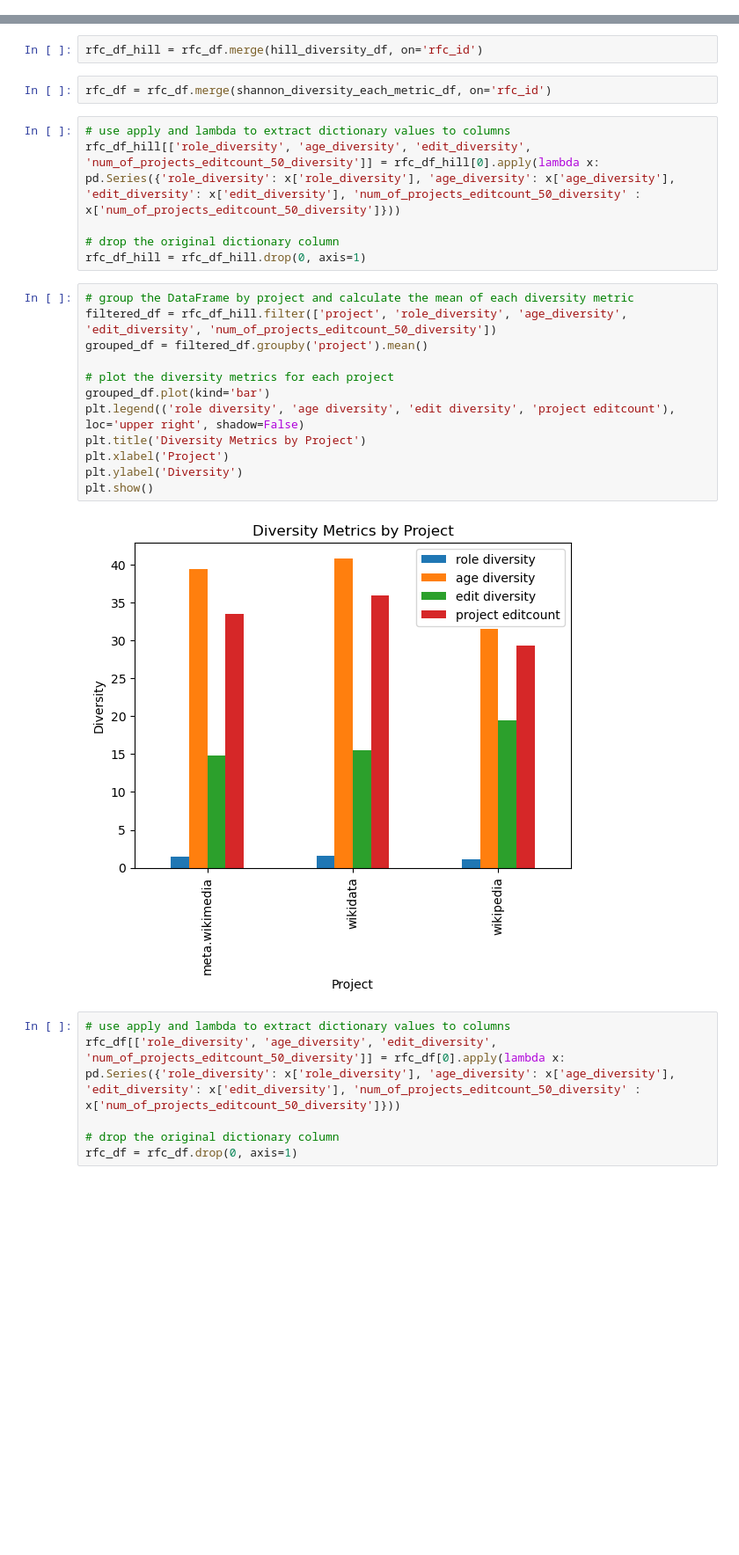
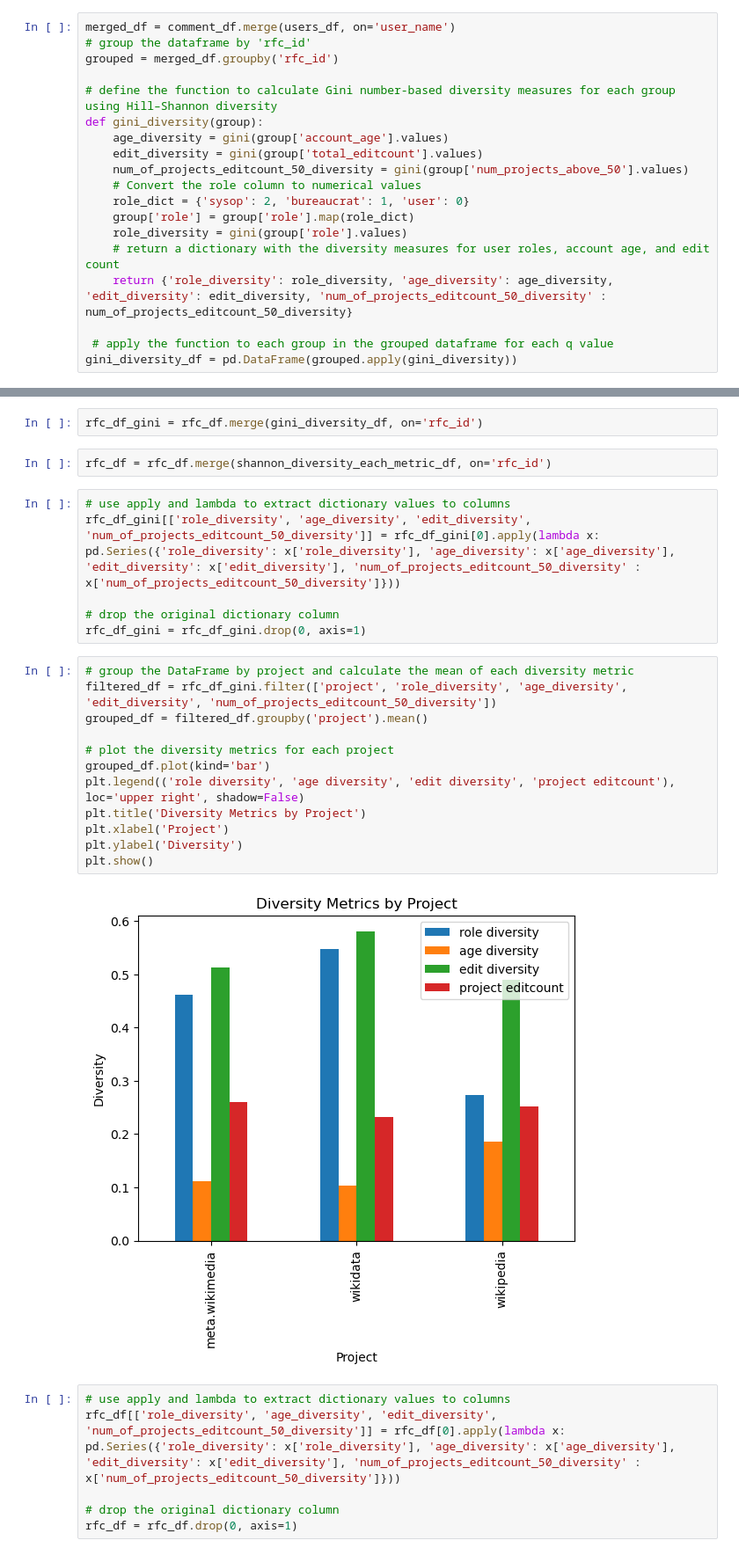
Before and after one commit to mrspacerobot/wiki_delib, a Jupyter notebook: data_analysis/data_analysis.ipynb, the cells around one changed output, grey strips where cells are left out. Shown at 88% size. Cells and saved outputs as stored; diff of their text form; blank space fills up the shorter version.

Commit message:
added gini diversity

```diff
--- a/data_analysis/data_analysis.ipynb
+++ b/data_analysis/data_analysis.ipynb
@@ -344,0 +331,19 @@ hill_diversity_df = pd.DataFrame(grouped.apply(hill_diversity))
+# %%
+merged_df = comment_df.merge(users_df, on='user_name')
+# group the dataframe by 'rfc_id'
+grouped = merged_df.groupby('rfc_id')
+
+# define the function to calculate Gini number-based diversity measures for each group using Hill–Shannon diversity
+def gini_diversity(group):
+    age_diversity = gini(group['account_age'].values)
+    edit_diversity = gini(group['total_editcount'].values)
+    num_of_projects_editcount_50_diversity = gini(group['num_projects_above_50'].values)
+    # Convert the role column to numerical values
+    role_dict = {'sysop': 2, 'bureaucrat': 1, 'user': 0}
+    group['role'] = group['role'].map(role_dict)
+    role_diversity = gini(group['role'].values)
+    # return a dictionary with the diversity measures for user roles, account age, and edit count
+    return {'role_diversity': role_diversity, 'age_diversity': age_diversity, 'edit_diversity': edit_diversity, 'num_of_projects_editcount_50_diversity' : num_of_projects_editcount_50_diversity}
+
+ # apply the function to each group in the grouped dataframe for each q value
+gini_diversity_df = pd.DataFrame(grouped.apply(gini_diversity))
@@ -393,29 +405,29 @@ rfc_id
 
 [2266 rows x 1 columns]
 # %%
-rfc_df_hill = rfc_df.merge(hill_diversity_df, on='rfc_id')
+rfc_df_gini = rfc_df.merge(gini_diversity_df, on='rfc_id')
 # %%
 rfc_df = rfc_df.merge(shannon_diversity_each_metric_df, on='rfc_id')
 # %%
 # use apply and lambda to extract dictionary values to columns
-rfc_df_hill[['role_diversity', 'age_diversity', 'edit_diversity', 'num_of_projects_editcount_50_diversity']] = rfc_df_hill[0].apply(lambda x: pd.Series({'role_diversity': x['role_diversity'], 'age_diversity': x['age_diversity'], 'edit_diversity': x['edit_diversity'], 'num_of_projects_editcount_50_diversity' : x['num_of_projects_editcount_50_diversity']}))
+rfc_df_gini[['role_diversity', 'age_diversity', 'edit_diversity', 'num_of_projects_editcount_50_diversity']] = rfc_df_gini[0].apply(lambda x: pd.Series({'role_diversity': x['role_diversity'], 'age_diversity': x['age_diversity'], 'edit_diversity': x['edit_diversity'], 'num_of_projects_editcount_50_diversity' : x['num_of_projects_editcount_50_diversity']}))
 
 # drop the original dictionary column
-rfc_df_hill = rfc_df_hill.drop(0, axis=1)
+rfc_df_gini = rfc_df_gini.drop(0, axis=1)
 # %%
 # group the DataFrame by project and calculate the mean of each diversity metric
-filtered_df = rfc_df_hill.filter(['project', 'role_diversity', 'age_diversity', 'edit_diversity', 'num_of_projects_editcount_50_diversity'])
+filtered_df = rfc_df_gini.filter(['project', 'role_diversity', 'age_diversity', 'edit_diversity', 'num_of_projects_editcount_50_diversity'])
 grouped_df = filtered_df.groupby('project').mean()
 
 # plot the diversity metrics for each project
 grouped_df.plot(kind='bar')
 plt.legend(('role diversity', 'age diversity', 'edit diversity', 'project editcount'), loc='upper right', shadow=False)
 plt.title('Diversity Metrics by Project')
 plt.xlabel('Project')
 plt.ylabel('Diversity')
 plt.show()
 # %% [output]
-[figure, old version]
+[figure, new version]
 # %%
 # use apply and lambda to extract dictionary values to columns
 rfc_df[['role_diversity', 'age_diversity', 'edit_diversity', 'num_of_projects_editcount_50_diversity']] = rfc_df[0].apply(lambda x: pd.Series({'role_diversity': x['role_diversity'], 'age_diversity': x['age_diversity'], 'edit_diversity': x['edit_diversity'], 'num_of_projects_editcount_50_diversity' : x['num_of_projects_editcount_50_diversity']}))
```
Also changed, not shown: parts of 12 cells of this notebook.
